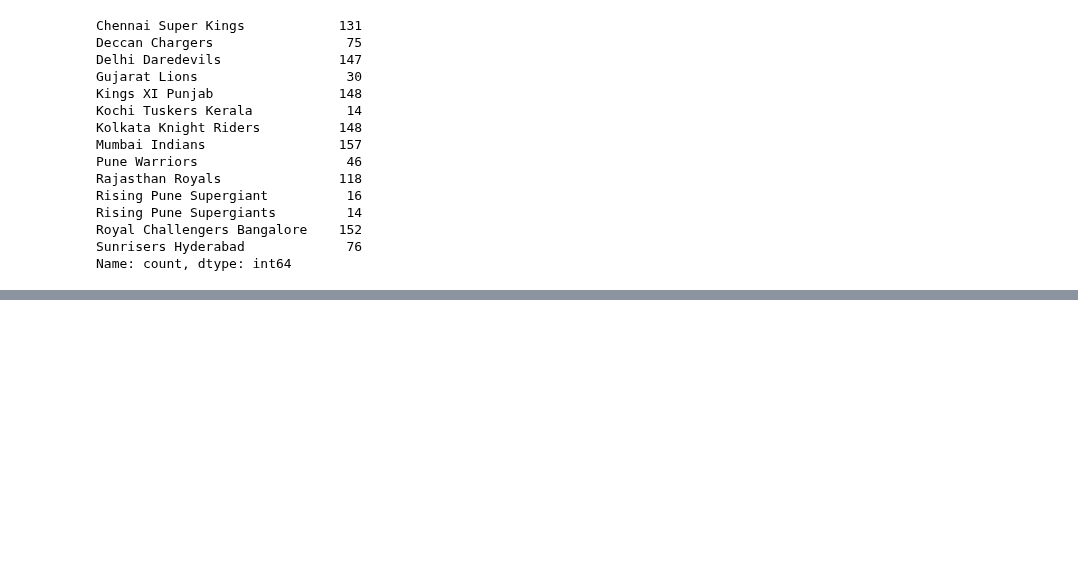
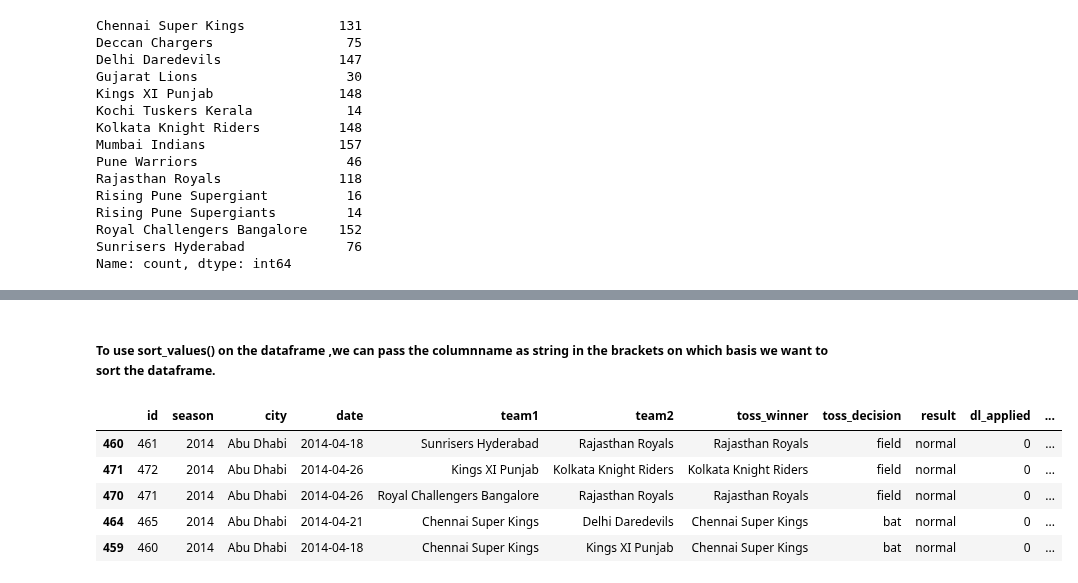
Before and after one commit to Shreyasb1015/Machine-Learning, a Jupyter notebook: pandas-tutorial/filtering-dataframe.ipynb, the cells around one changed output, grey strips where cells are left out. Drawn from its saved outputs; the diff is of its cells as text; code cells hidden in the pictures; blank space fills up the shorter version.

Commit message:
sort_values function tutorial

```diff
--- a/pandas-tutorial/filtering-dataframe.ipynb
+++ b/pandas-tutorial/filtering-dataframe.ipynb
@@ -245,0 +265,11 @@ Name: count, dtype: int64
+# %% [markdown]
+##### To use sort_values() on the dataframe ,we can pass the columnname as string in the brackets on which basis we want to sort the dataframe.
+# %%
+data.sort_values('city').head()
+# %% [output]
+|  | id | season | city | date | team1 | team2 | toss_winner | toss_decision | result | dl_applied | ... |
+| 460 | 461 | 2014 | Abu Dhabi | 2014-04-18 | Sunrisers Hyderabad | Rajasthan Royals | Rajasthan Royals | field | normal | 0 | ... |
+| 471 | 472 | 2014 | Abu Dhabi | 2014-04-26 | Kings XI Punjab | Kolkata Knight Riders | Kolkata Knight Riders | field | normal | 0 | ... |
+| 470 | 471 | 2014 | Abu Dhabi | 2014-04-26 | Royal Challengers Bangalore | Rajasthan Royals | Rajasthan Royals | field | normal | 0 | ... |
+| 464 | 465 | 2014 | Abu Dhabi | 2014-04-21 | Chennai Super Kings | Delhi Daredevils | Chennai Super Kings | bat | normal | 0 | ... |
+| 459 | 460 | 2014 | Abu Dhabi | 2014-04-18 | Chennai Super Kings | Kings XI Punjab | Chennai Super Kings | bat | normal | 0 | ... |
```
Also changed, not shown: parts of 16 cells of this notebook.
